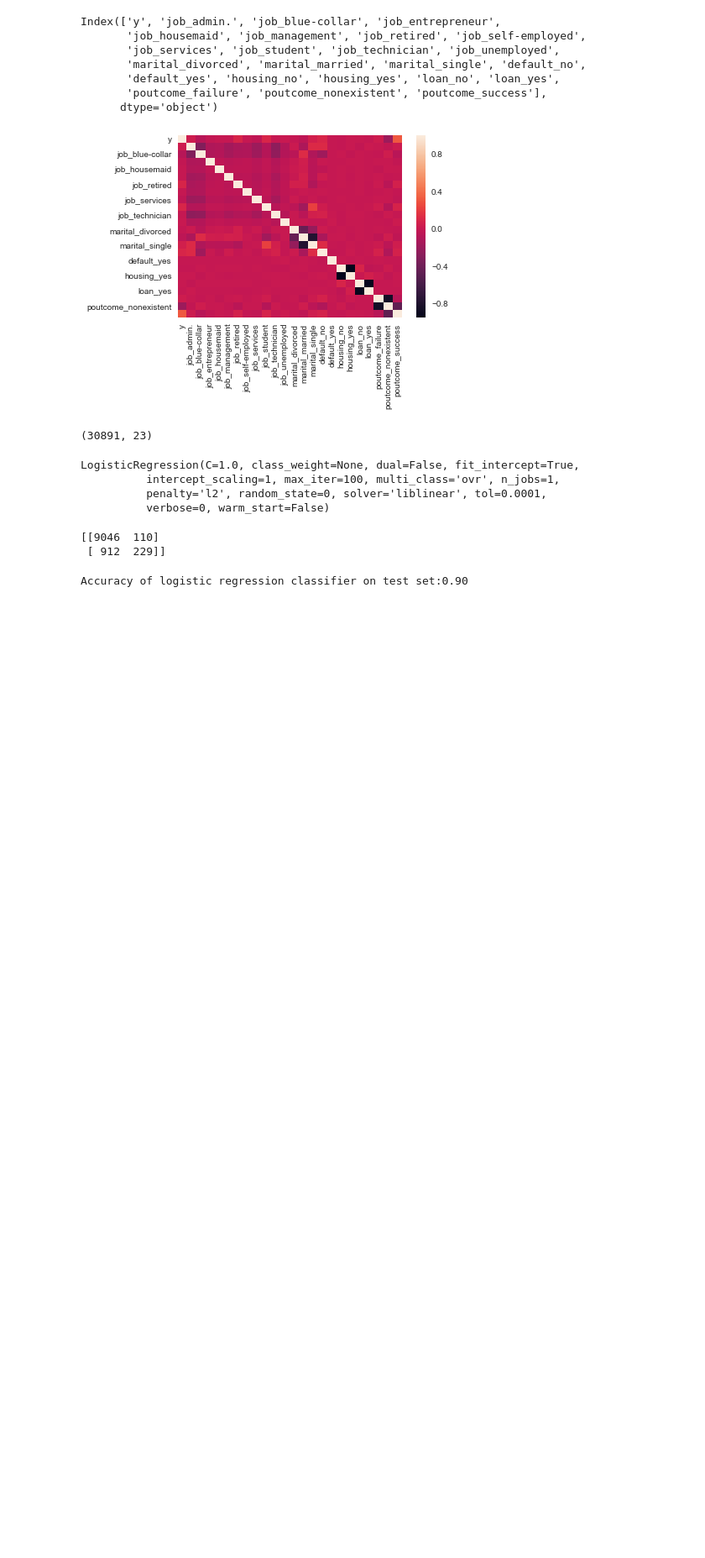
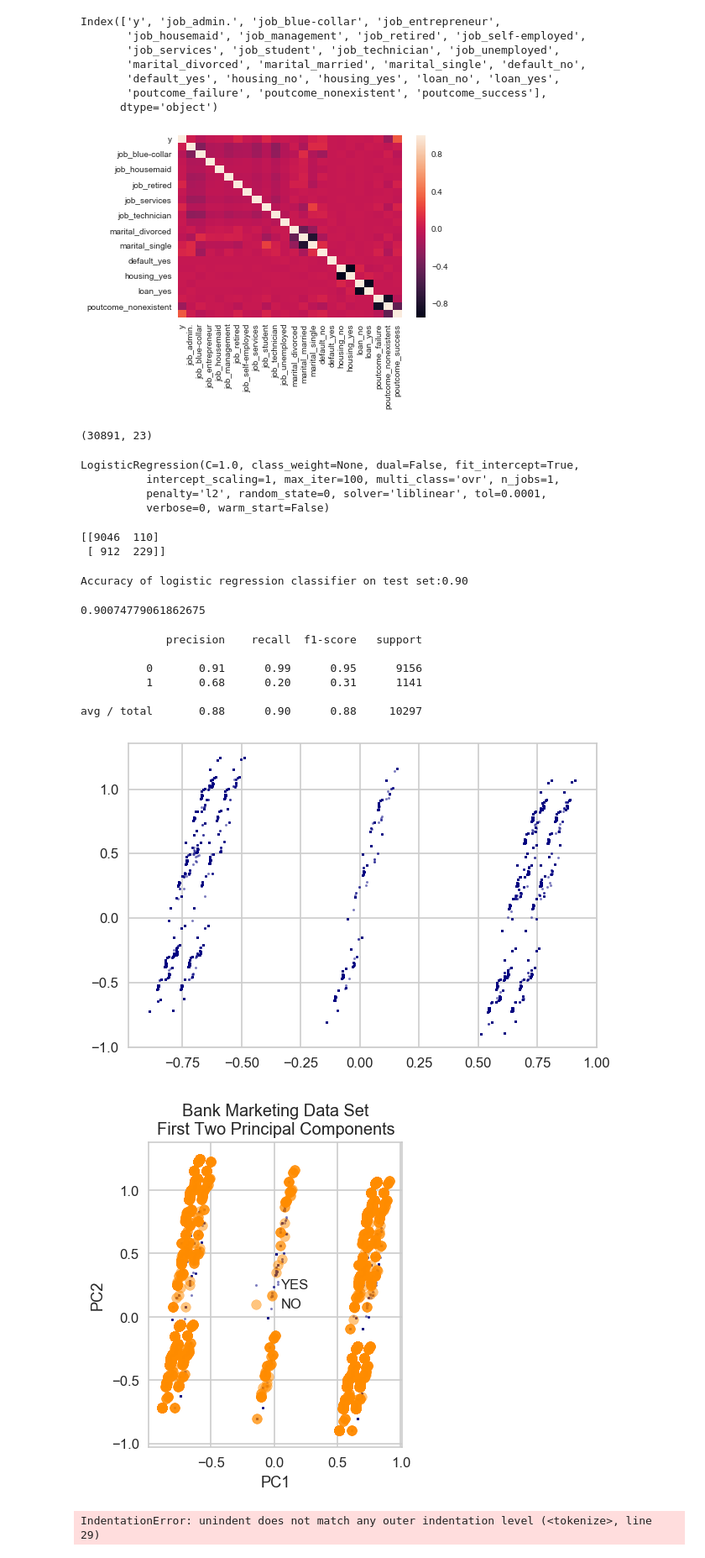
Before and after one commit to Edwardp17/ml_practice, a Jupyter notebook: logistic_regression.ipynb, the cells around one changed output. Shown at 84% size. Drawn from its saved outputs; the diff is of its cells as text; code cells hidden in the pictures; blank space fills up the shorter version.

Commit message:
Logisitic Regression Finished

```diff
--- a/logistic_regression.ipynb
+++ b/logistic_regression.ipynb
@@ -153,0 +153,71 @@ Accuracy of logistic regression classifier on test set:0.90
+# %%
+classifier.score(X_test,y_test)
+# %% [output]
+0.90074779061862675
+# %%
+from sklearn.metrics import classification_report
+print(classification_report(y_test,y_pred))
+# %% [output]
+             precision    recall  f1-score   support
+
+          0       0.91      0.99      0.95      9156
+          1       0.68      0.20      0.31      1141
+
+avg / total       0.88      0.90      0.88     10297
+# %%
+from sklearn.decomposition import PCA
+X=data2.iloc[:,1:]
+y=data2.iloc[:,0]
+pca = PCA(n_components=2).fit_transform(X)
+X_train,X_test,y_train,y_test = train_test_split(pca,y,random_state=0)
+#go over PCA
+plt.figure(dpi=120)
+plt.scatter(pca[y.values==0,0],pca[y.values==0,1],alpha=0.5,label='YES',s=2,color='navy')
+plt.scatter(pca[y.values==1,0],pca[y.values==1,1],alpha=0.5,label='NO',color='darkorange')
+plt.legend()
+plt.title('Bank Marketing Data Set\nFirst Two Principal Components')
+plt.xlabel('PC1')
+plt.ylabel('PC2')
+plt.gca().set_aspect('equal')
+plt.show()
+# %% [output]
+[figure, added]
+[figure, added]
+# %%
+def plot_bank(X, y, fitted_model):
+plt.figure(figsize=(9.8,5), dpi=100)
+
+    for i, plot_type in enumerate(['Decision Boundary', 'Decision Probabilities']):
+        plt.subplot(1,2,i+1)
+mesh_step_size = 0.01  # step size in the mesh
+        x_min, x_max = X[:, 0].min() - .1, X[:, 0].max() + .1
+        y_min, y_max = X[:, 1].min() - .1, X[:, 1].max() + .1
+        xx, yy = np.meshgrid(np.arange(x_min, x_max, mesh_step_size), np.arange(y_min, y_max, mesh_step_size))
+        if i == 0:
+            Z = fitted_model.predict(np.c_[xx.ravel(), yy.ravel()])
+        else:
+            try:
+                Z = fitted_model.predict_proba(np.c_[xx.ravel(), yy.ravel()])[:,1]
+            except:
+                plt.text(0.4, 0.5, 'Probabilities Unavailable', horizontalalignment='center',
+                     verticalalignment='center', transform = plt.gca().transAxes, fontsize=12)
+                plt.axis('off')
+                break
+        Z = Z.reshape(xx.shape)
+        plt.scatter(X[y.values==0,0], X[y.values==0,1], alpha=0.8, label='YES', s=5, color='navy')
+        plt.scatter(X[y.values==1,0], X[y.values==1,1], alpha=0.8, label='NO', s=5, color='darkorange')
+        plt.imshow(Z, interpolation='nearest', cmap='RdYlBu_r', alpha=0.15,
+                   extent=(x_min, x_max, y_min, y_max), origin='lower')
+        plt.title(plot_type + '\n' +
+                  str(fitted_model).split('(')[0]+ ' Test Accuracy: ' + str(np.round(fitted_model.score(X, y), 5)))
+        plt.gca().set_aspect('equal');
+
+    plt.tight_layout()
+    plt.legend()
+    plt.subplots_adjust(top=0.9, bottom=0.08, wspace=0.02)
+model = LogisticRegression()
+model.fit(X_train,y_train)
+plot_bank(X_test, y_test, model)
+plt.show()
+# %% [output]
+IndentationError: unindent does not match any outer indentation level (<tokenize>, line 29)
```
Also changed, not shown: parts of 2 cells of this notebook.
